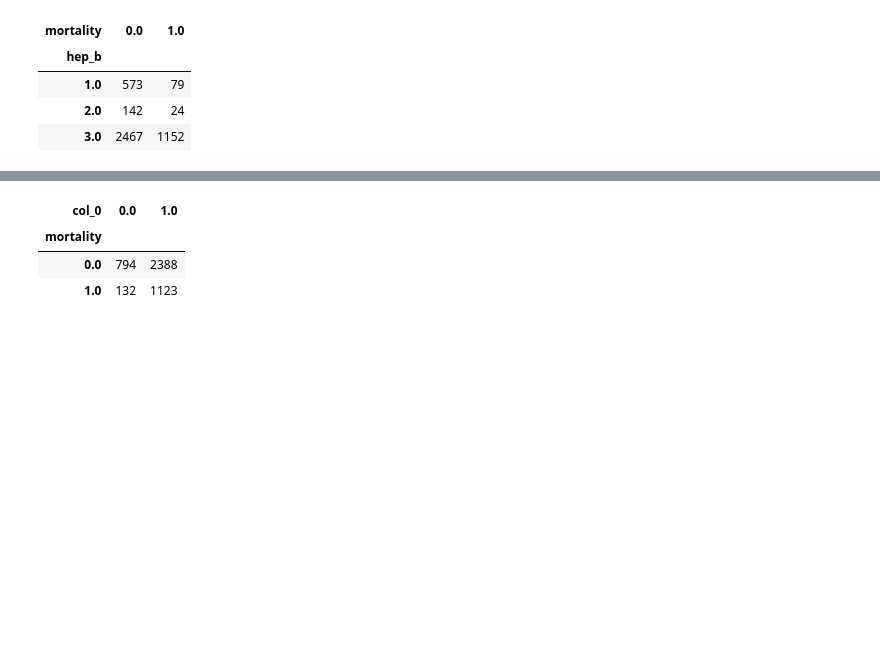
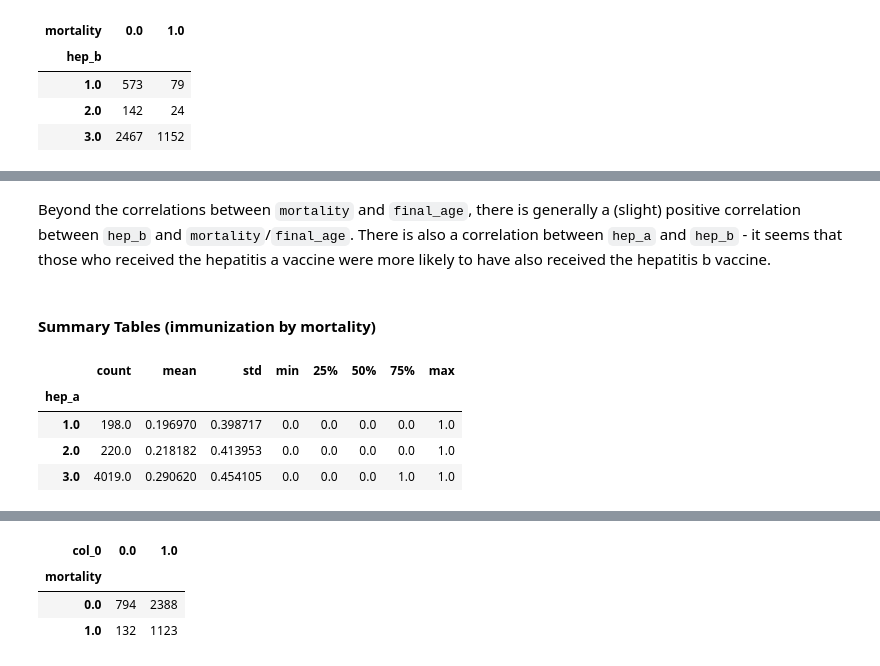
Before and after one commit to swt2vv/ds3021-project1, a Jupyter notebook: project_1_bsds.ipynb, the cells around one changed output, grey strips where cells are left out. Saved outputs shown, nothing was run; the diff lists cells and outputs as text; code cells hidden in the pictures; blank space fills up the shorter version.

```diff
--- a/project_1_bsds.ipynb
+++ b/project_1_bsds.ipynb
@@ -225,0 +258,12 @@ add more eda stuff here
+# %% [markdown]
+Beyond the correlations between `mortality` and `final_age`, there is generally a (slight) positive correlation between `hep_b` and `mortality`/`final_age`. There is also a correlation between `hep_a` and `hep_b` - it seems that those who received the hepatitis a vaccine were more likely to have also received the hepatitis b vaccine.
+# %% [markdown]
+#### Summary Tables (immunization by mortality)
+# %%
+imq_mort_np.groupby('hep_a')['mortality'].describe()
+# %% [output]
+|  | count | mean | std | min | 25% | 50% | 75% | max |
+| hep_a |  |  |  |  |  |  |  |  |
+| 1.0 | 198.0 | 0.196970 | 0.398717 | 0.0 | 0.0 | 0.0 | 0.0 | 1.0 |
+| 2.0 | 220.0 | 0.218182 | 0.413953 | 0.0 | 0.0 | 0.0 | 0.0 | 1.0 |
+| 3.0 | 4019.0 | 0.290620 | 0.454105 | 0.0 | 0.0 | 0.0 | 1.0 | 1.0 |
```
Also changed, not shown: parts of 19 cells of this notebook.
